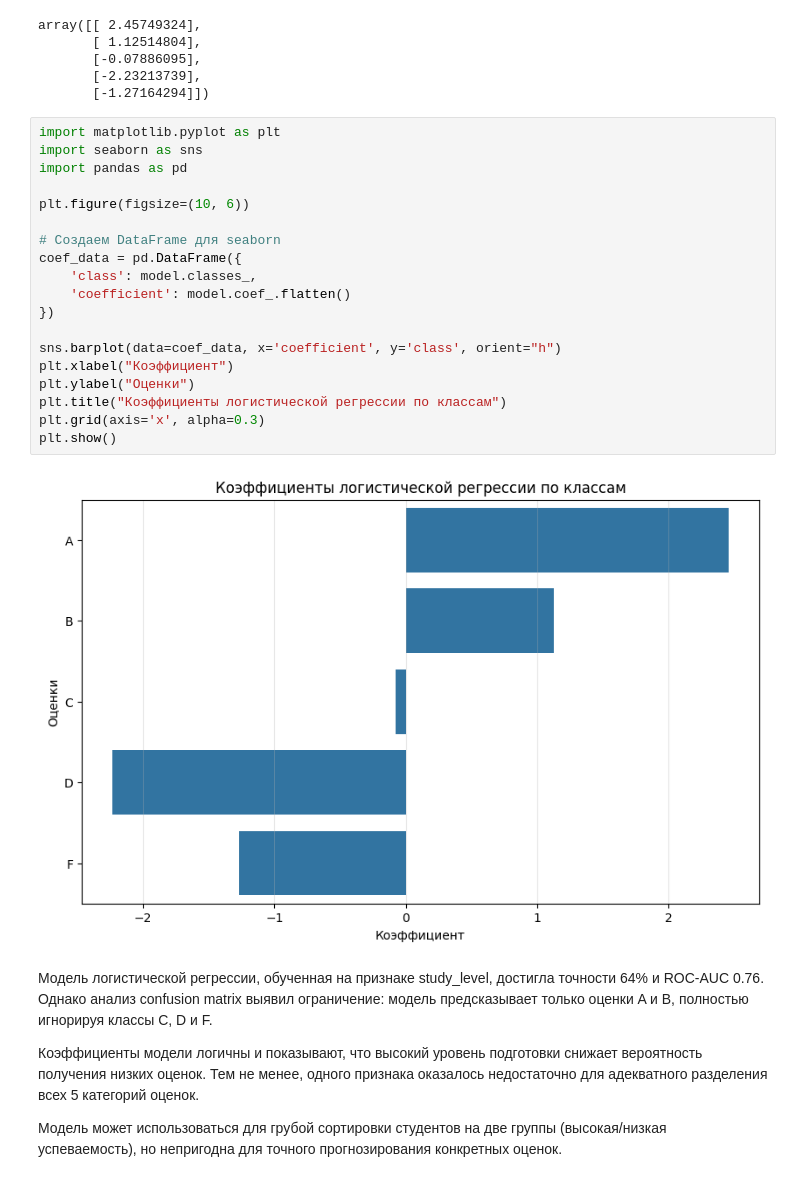
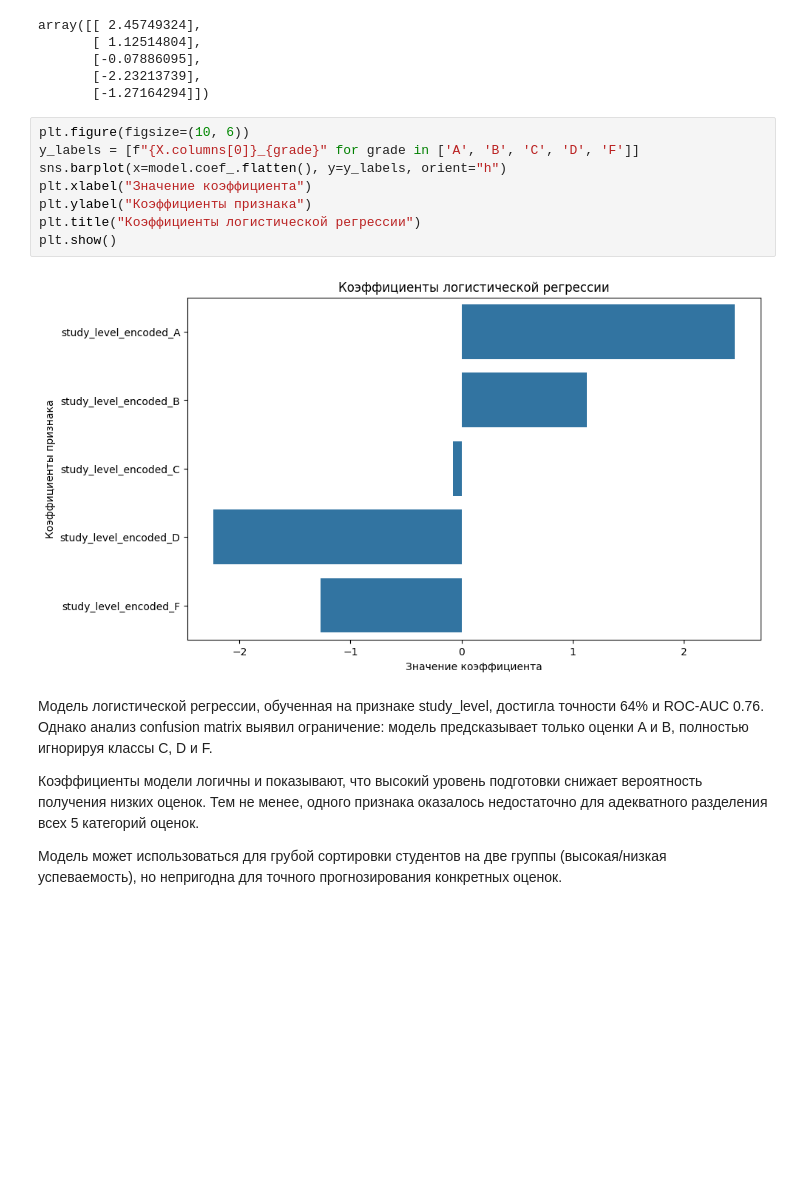
Before and after one commit to yidishs/Machine-methods, a Jupyter notebook: Lab3.ipynb, the cells around one changed output. Drawn from its saved outputs; the diff is of its cells as text; blank space fills up the shorter version.

```diff
--- a/Lab3.ipynb
+++ b/Lab3.ipynb
@@ -310,27 +310,16 @@ array([[ 2.45749324],
        [-0.07886095],
        [-2.23213739],
        [-1.27164294]])
-# %%
-import matplotlib.pyplot as plt
-import seaborn as sns
-import pandas as pd
-
-plt.figure(figsize=(10, 6))
-
-# Создаем DataFrame для seaborn
-coef_data = pd.DataFrame({
-    'class': model.classes_,
-    'coefficient': model.coef_.flatten()
-})
-
-sns.barplot(data=coef_data, x='coefficient', y='class', orient="h")
-plt.xlabel("Коэффициент")
-plt.ylabel("Оценки")
-plt.title("Коэффициенты логистической регрессии по классам")
-plt.grid(axis='x', alpha=0.3)
-plt.show()
-# %% [output]
-[figure, removed]
+# %%
+plt.figure(figsize=(10, 6))
+y_labels = [f"{X.columns[0]}_{grade}" for grade in ['A', 'B', 'C', 'D', 'F']]
+sns.barplot(x=model.coef_.flatten(), y=y_labels, orient="h")
+plt.xlabel("Значение коэффициента")
+plt.ylabel("Коэффициенты признака")
+plt.title("Коэффициенты логистической регрессии")
+plt.show()
+# %% [output]
+[figure, added]
 # %% [markdown]
 Модель логистической регрессии, обученная на признаке study_level, достигла точности 64% и ROC-AUC 0.76. Однако анализ confusion matrix выявил ограничение: модель предсказывает только оценки A и B, полностью игнорируя классы C, D и F.
 
```
